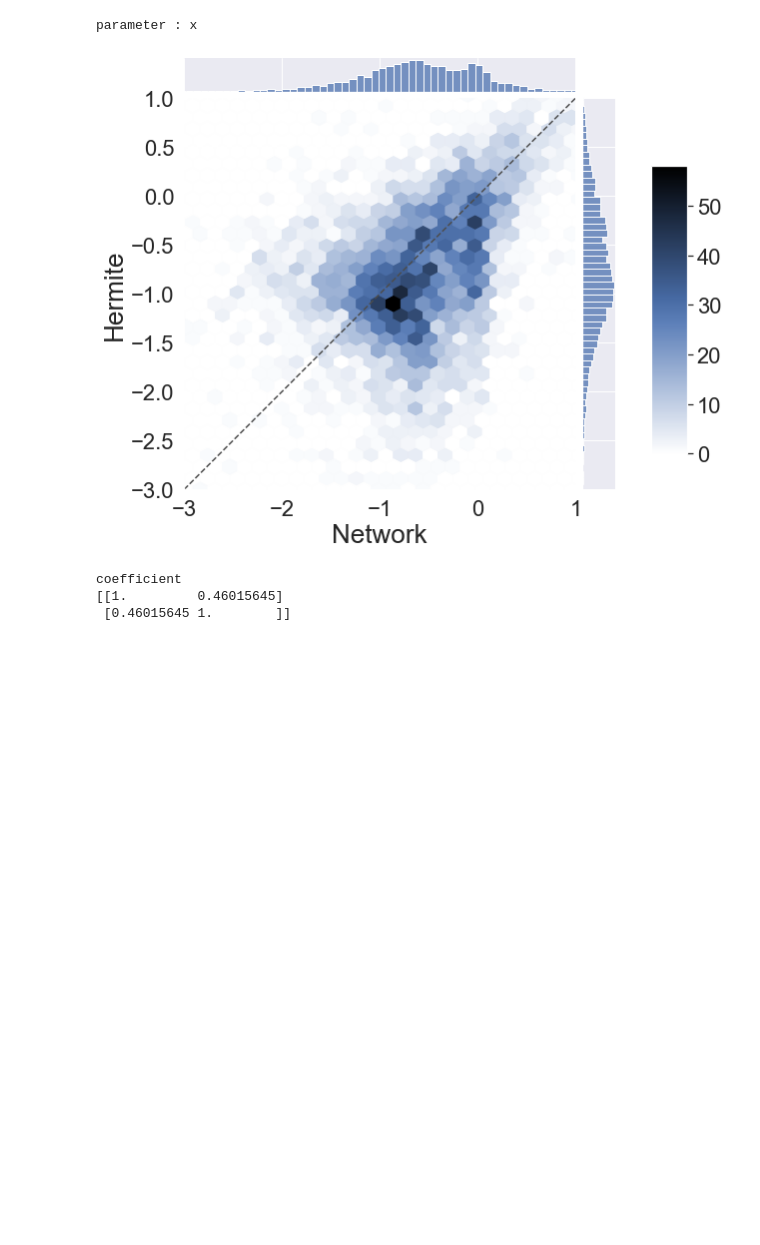
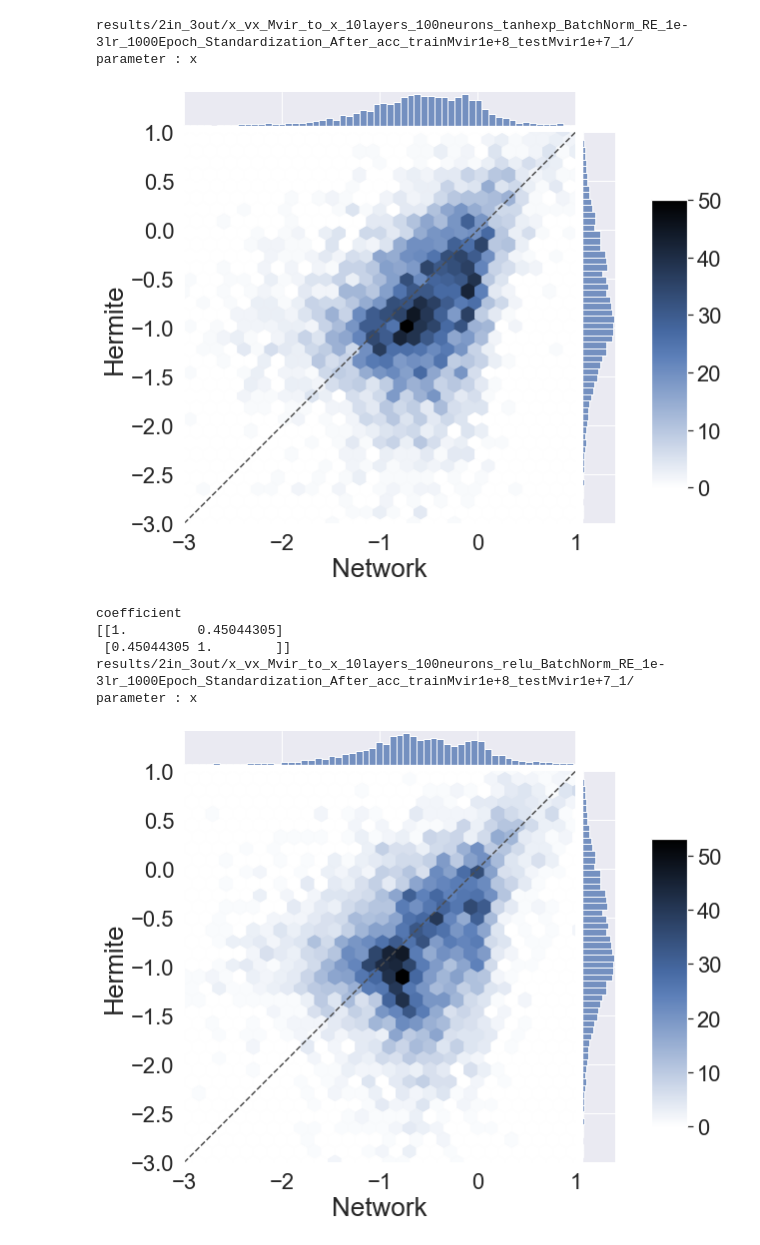
Before and after one commit to hmm-shnchr/interporale-cosmo-simulate, a Jupyter notebook: validate-notebook/Plot_compare_methods.ipynb, the cells around one changed output. Saved outputs shown, nothing was run; the diff lists cells and outputs as text; code cells hidden in the pictures; blank space fills up the shorter version.

```diff
--- a/validate-notebook/Plot_compare_methods.ipynb
+++ b/validate-notebook/Plot_compare_methods.ipynb
@@ -14,5 +15,5 @@ for idx in range(1, dir_list.size):
 # %%
-plot_dir = {"Sample":1} ## key:title, value:index of dir_list
+plot_dir = {"Sample(TanhExp)":1, "Sample(ReLU)":2} ## key:title, value:index of dir_list
 
 for title, dir_idx in plot_dir.items():
     if dir_idx > dir_list.size-1:   continue
@@ -41,21 +52,26 @@ mode : 0.08846524921768009
 # %%
-plot_dir    = {"Sample":1}          ## key:title, value:index of dir_list
+plot_dir = {"Sample(TanhExp)":1, "Sample(ReLU)":2} ## key:title, value:index of dir_list
 methods     = ["model", "hermite"]  ## compare methods(choose from "model", "linear", "cubic", "hermite")
 
 for title, dir_idx in plot_dir.items():
     direc = dir_list[dir_idx]
+    print(direc)
     with open("../" + direc + "interpolate_array.pickle", mode = "rb") as f:
         interp      = pickle.load(f)
         parameter   = list(interp.keys())
         for p_key in parameter:
             print("parameter : {0}".format(p_key))
             for num in interp[p_key].keys():
                 if num == 0:    continue
                 coef = plot_err_network_spline(interp[p_key][num], methods=methods, bins=100, xlim=[-3, 1], ylim=[-3, 1], fontsize=26)
                 print("coefficient\n{coef}".format(coef=coef))
 # %% [output]
+results/2in_3out/x_vx_Mvir_to_x_10layers_100neurons_tanhexp_BatchNorm_RE_1e-3lr_1000Epoch_Standardization_After_acc_trainMvir1e+8_testMvir1e+7_1/
 parameter : x
-[figure, old version]
+[figure, new version]
 coefficient
-[[1.         0.46015645]
- [0.46015645 1.        ]]
+[[1.         0.45044305]
+ [0.45044305 1.        ]]
+results/2in_3out/x_vx_Mvir_to_x_10layers_100neurons_relu_BatchNorm_RE_1e-3lr_1000Epoch_Standardization_After_acc_trainMvir1e+8_testMvir1e+7_1/
+parameter : x
+[figure, added]
```
Also changed, not shown: parts of 5 cells of this notebook, 1 other file.
